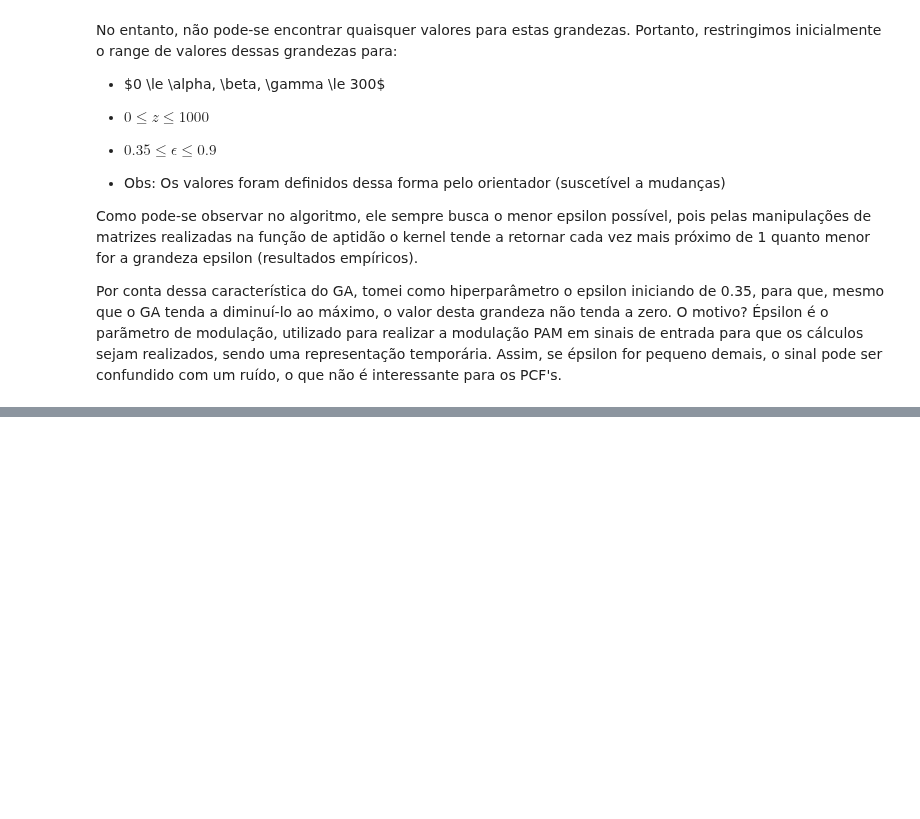
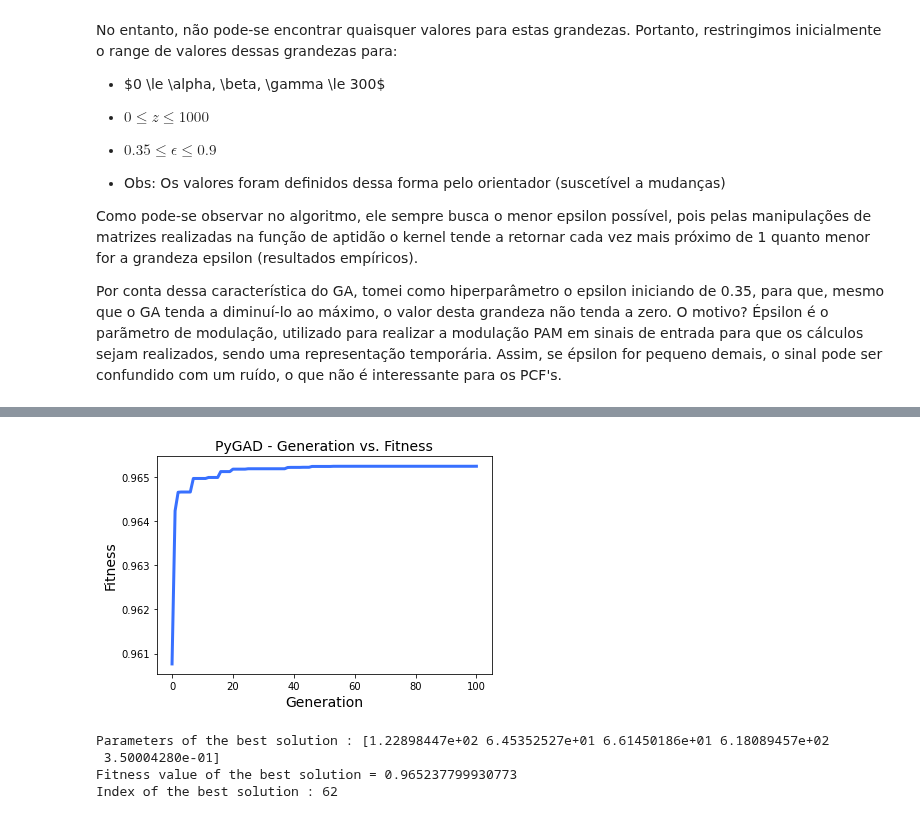
Before and after one commit to williambrunos/PIBIC, a Jupyter notebook: Semana_4/GA_PyGad_Implementation.ipynb, the cells around one changed output, grey strips where cells are left out. Saved outputs shown, nothing was run; the diff lists cells and outputs as text; code cells hidden in the pictures; blank space fills up the shorter version.

```diff
--- a/Semana_4/GA_PyGad_Implementation.ipynb
+++ b/Semana_4/GA_PyGad_Implementation.ipynb
@@ -325,0 +386,8 @@ Best fitness value reached after 97 generations.
+# %%
+find_best_solutions_for_triangular_arrange(np.array([0, 0, 0, 1, 1, 0, 0, 1], dtype='float'))
+# %% [output]
+[figure, added]
+Parameters of the best solution : [1.22898447e+02 6.45352527e+01 6.61450186e+01 6.18089457e+02
+ 3.50004280e-01]
+Fitness value of the best solution = 0.965237799930773
+Index of the best solution : 62
```
Also changed, not shown: parts of 7 cells of this notebook.
